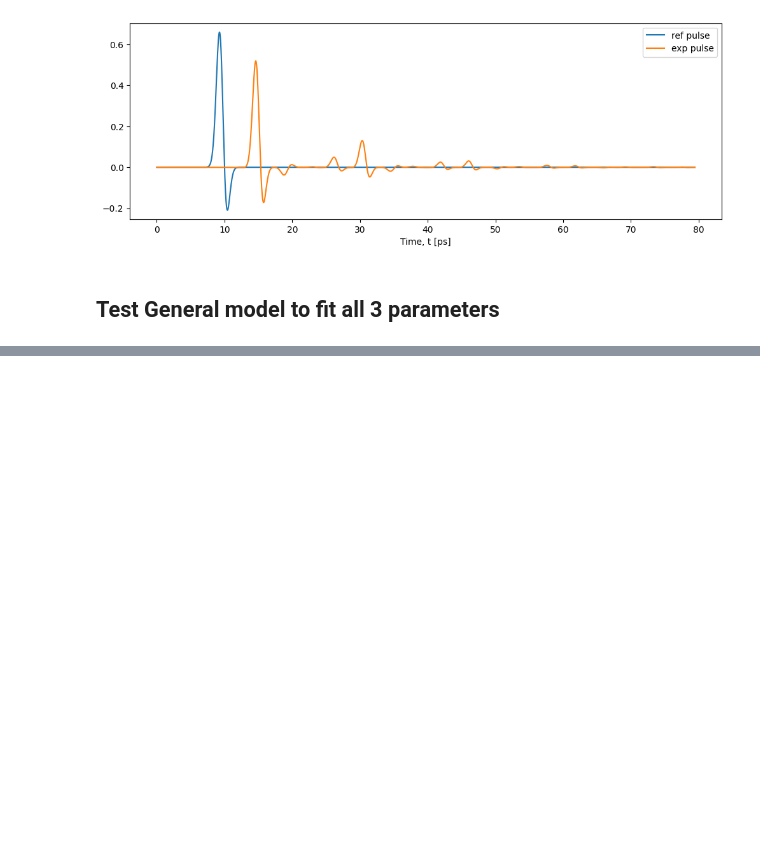
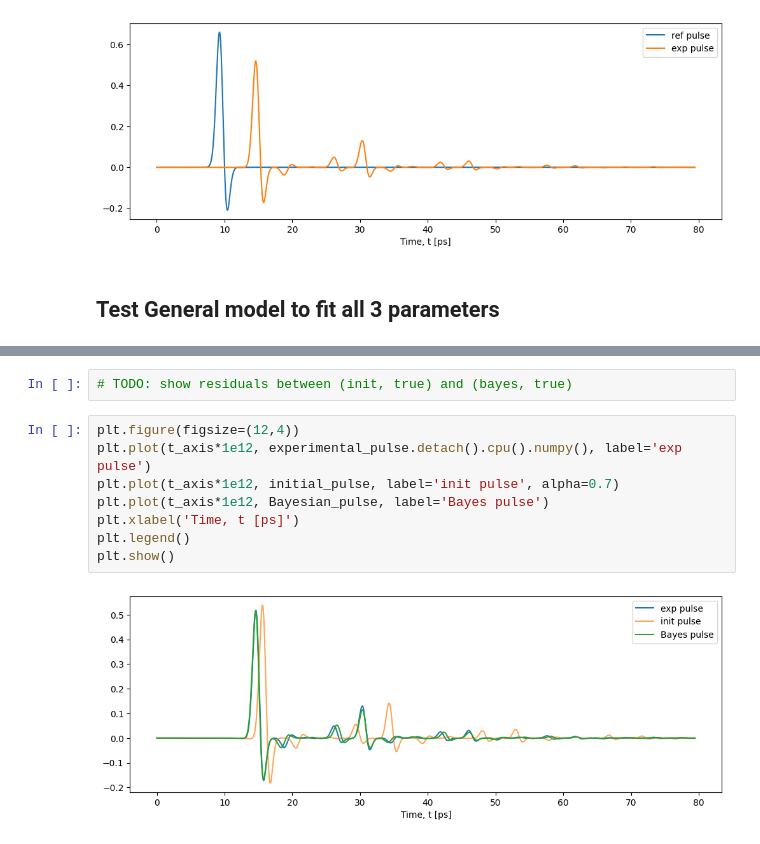
Before and after one commit to tls54/THz-TDS, a Jupyter notebook: Transfer Matrix Method/layered_extractions.ipynb, the cells around one changed output, grey strips where cells are left out. Drawn from its saved outputs; the diff is of its cells as text; blank space fills up the shorter version.

```diff
--- a/Transfer Matrix Method/layered_extractions.ipynb
+++ b/Transfer Matrix Method/layered_extractions.ipynb
@@ -72,3 +72,15 @@ Bayesian Optimization complete.
+# %%
+# TODO: show residuals between (init, true) and (bayes, true)
+# %%
+plt.figure(figsize=(12,4))
+plt.plot(t_axis*1e12, experimental_pulse.detach().cpu().numpy(), label='exp pulse')
+plt.plot(t_axis*1e12, initial_pulse, label='init pulse', alpha=0.7)
+plt.plot(t_axis*1e12, Bayesian_pulse, label='Bayes pulse')
+plt.xlabel('Time, t [ps]')
+plt.legend()
+plt.show()
+# %% [output]
+[figure, added]
 # %%
 LE = LayeredExtractor(reference_pulse, experimental_pulse, deltat, Bayesian_inits, lr=0.01)
 nj,kj,dj = LE.optimize(num_iterations=100, updates=5 , alpha=1)
```
Also changed, not shown: parts of 5 cells of this notebook, 2 other files.
